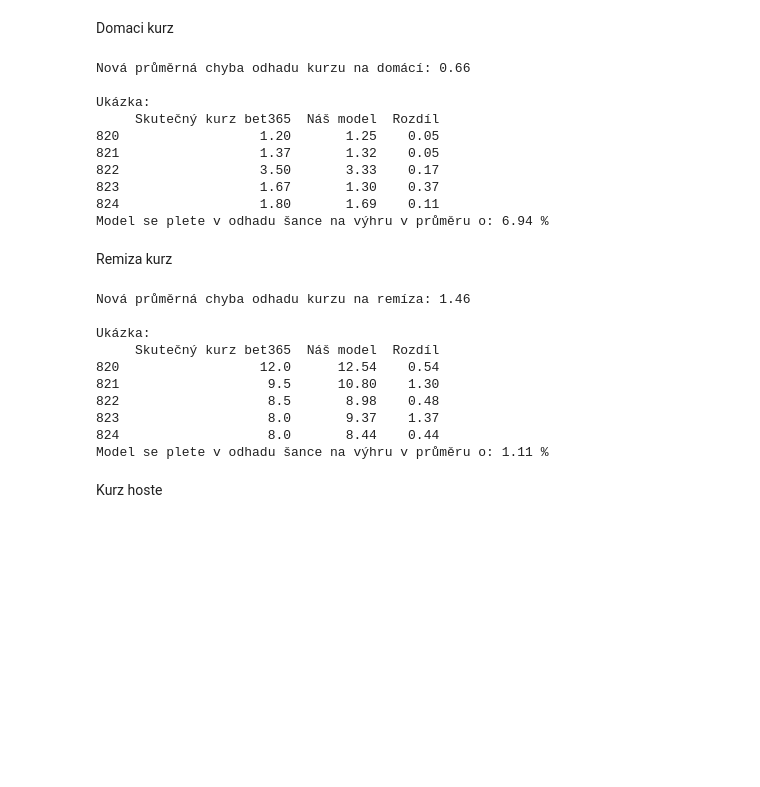
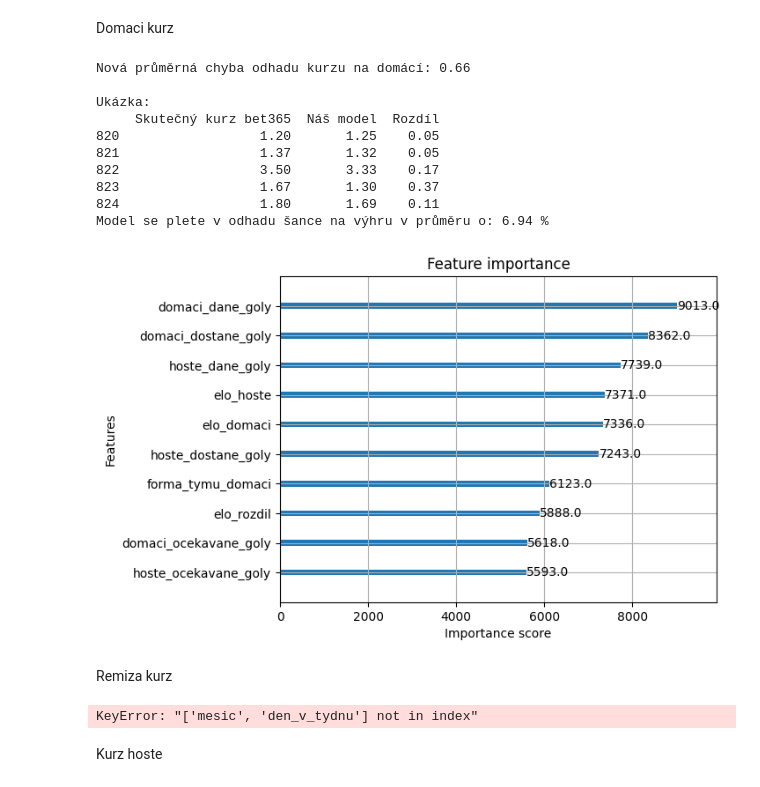
Before and after one commit to Fudr007/AI-ML-project, a Jupyter notebook: modelCreating.ipynb, the cells around one changed output. Saved outputs shown, nothing was run; the diff lists cells and outputs as text; code cells hidden in the pictures; blank space fills up the shorter version.

```diff
--- a/modelCreating.ipynb
+++ b/modelCreating.ipynb
@@ -16,6 +16,9 @@ Domaci kurz
 # %%
 
 import numpy as np
+data = data.sort_values('datum_zapasu')
+data['mesic'] = data['datum_zapasu'].dt.month
+data['den_v_tydnu'] = data['datum_zapasu'].dt.dayofweek
 
 data['prob_domaci'] = 1 / data['kurz_domaci']
 target_feature_domaci = 'prob_domaci'
@@ -38,33 +41,38 @@ predikce_prob = np.clip(predikce_prob, 0.01, 0.99)
 predikce_kurz = 1 / predikce_prob
 
 chyba = mean_absolute_error(y_test_kurz, predikce_kurz)
 
 print(f"Nová průměrná chyba odhadu kurzu na domácí: {round(chyba, 2)}")
 
 ukazka = pd.DataFrame({
     'Skutečný kurz bet365': y_test_kurz.values,
     'Náš model': predikce_kurz,
     'Rozdíl': abs(y_test_kurz.values - predikce_kurz)
 })
 print("\nUkázka:")
 print(ukazka.tail().round(2))
 
 chyba_prob = mean_absolute_error(y_test, predikce_prob)
 
 print(f"Model se plete v odhadu šance na výhru v průměru o: {round(chyba_prob * 100, 2)} %")
 
+import matplotlib.pyplot as plt
+xgb.plot_importance(model_domaci, max_num_features=10)
+plt.show()
+#
 pickle.dump(model_domaci, open('App/model_domaci.dat', 'wb'))
 # %% [output]
 Nová průměrná chyba odhadu kurzu na domácí: 0.66
 
 Ukázka:
      Skutečný kurz bet365  Náš model  Rozdíl
 820                  1.20       1.25    0.05
 821                  1.37       1.32    0.05
 822                  3.50       3.33    0.17
 823                  1.67       1.30    0.37
 824                  1.80       1.69    0.11
 Model se plete v odhadu šance na výhru v průměru o: 6.94 %
+[figure, added]
 # %% [markdown]
 Remiza kurz
 # %%
@@ -106,16 +114,7 @@ print(f"Model se plete v odhadu šance na výhru v průměru o: {round(chyba_pro
 
 pickle.dump(model_remiza, open('App/model_remiza.dat', 'wb'))
 # %% [output]
-Nová průměrná chyba odhadu kurzu na remíza: 1.46
-
-Ukázka:
-     Skutečný kurz bet365  Náš model  Rozdíl
-820                  12.0      12.54    0.54
-821                   9.5      10.80    1.30
-822                   8.5       8.98    0.48
-823                   8.0       9.37    1.37
-824                   8.0       8.44    0.44
-Model se plete v odhadu šance na výhru v průměru o: 1.11 %
+KeyError: "['mesic', 'den_v_tydnu'] not in index"
 # %% [markdown]
 Kurz hoste
 # %%
```
Also changed, not shown: 7 other files.
